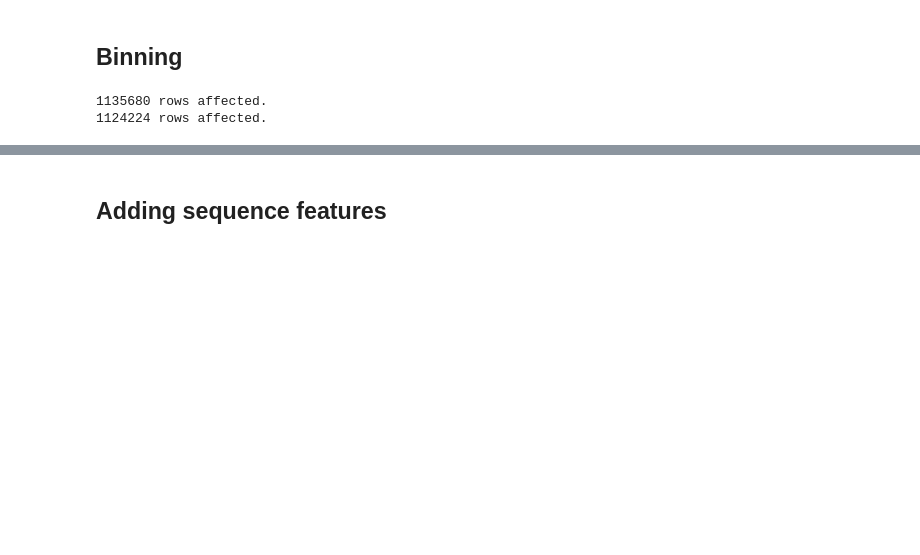
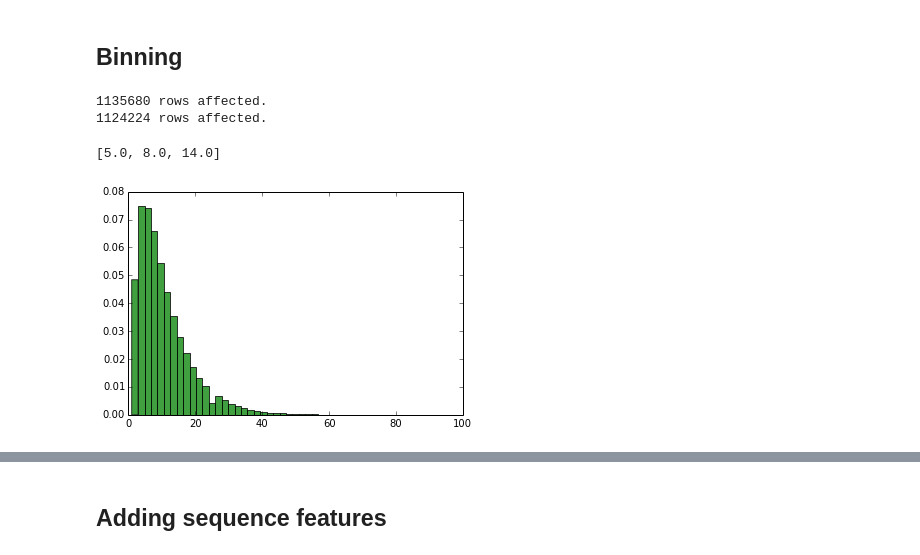
Before and after one commit to HazyResearch/treedlib, a Jupyter notebook: treedlib.ipynb, the cells around one changed output, grey strips where cells are left out. Saved outputs shown, nothing was run; the diff lists cells and outputs as text; code cells hidden in the pictures; blank space fills up the shorter version.

```diff
--- a/treedlib.ipynb
+++ b/treedlib.ipynb
@@ -32,3 +33,13 @@ res_dep = %sql SELECT * FROM genepheno_features WHERE feature NOT LIKE '%SEQ%'
 # %% [output]
 1135680 rows affected.
 1124224 rows affected.
+# %%
+%matplotlib inline
+import matplotlib.pyplot as plt
+
+seq_lens = [len(rs.feature.split('_')) for rs in res_seq]
+n, bins, patches = plt.hist(seq_lens, 50, normed=1, facecolor='green', alpha=0.75)
+print [np.percentile(seq_lens, p) for p in [25,50,75]]
+# %% [output]
+[5.0, 8.0, 14.0]
+[figure, added]
```
Also changed, not shown: parts of 2 cells of this notebook.
